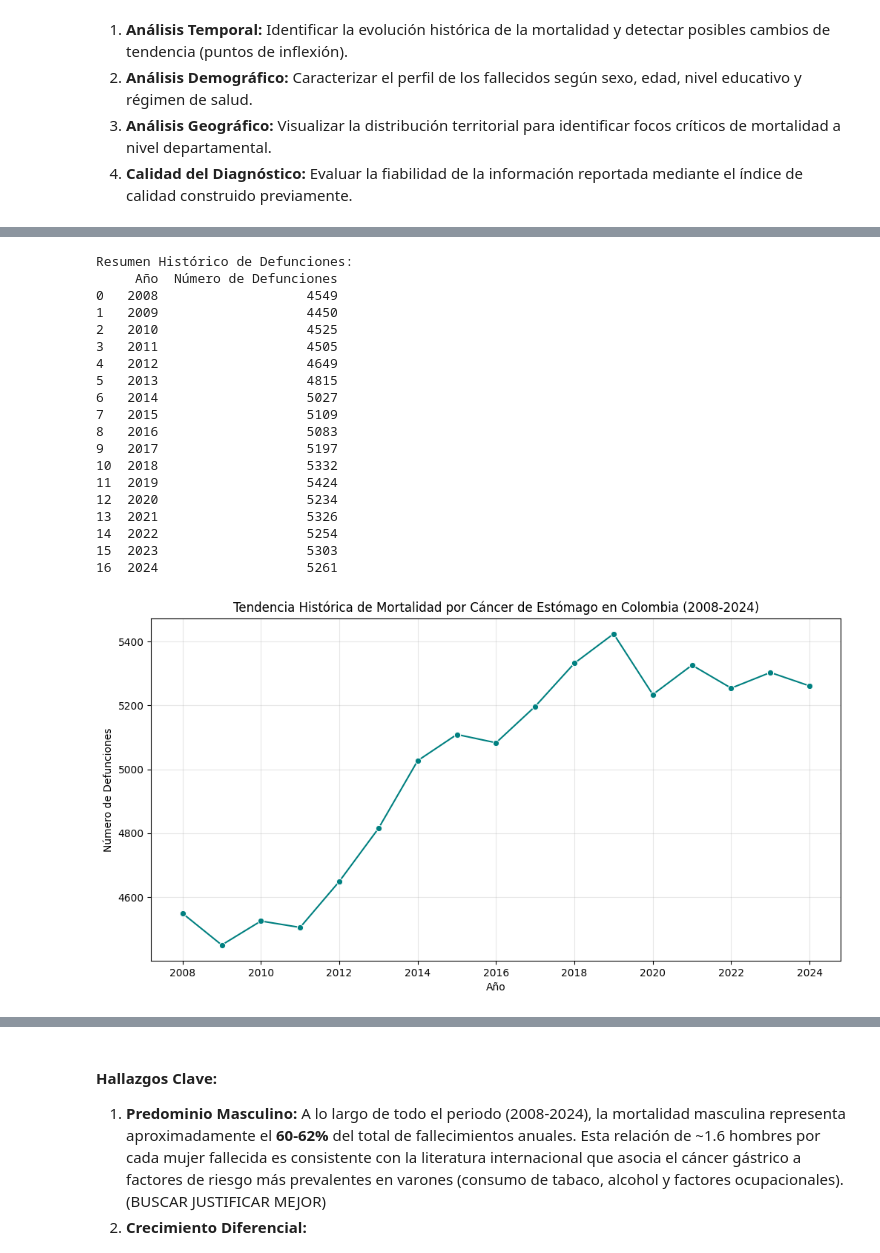
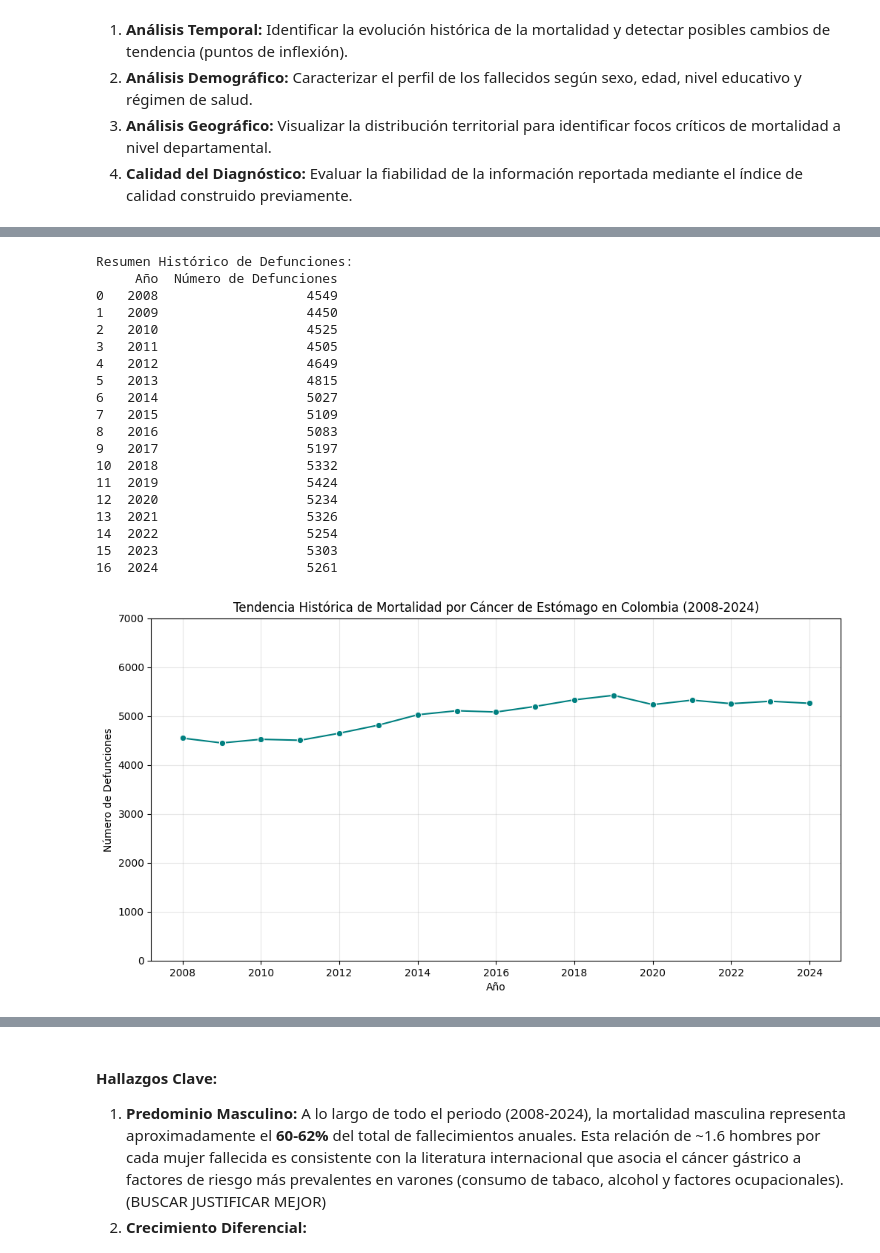
Before and after one commit to LasciaStare/Seminario, a Jupyter notebook: 2_EDA.ipynb, the cells around one changed output, grey strips where cells are left out. Saved outputs shown, nothing was run; the diff lists cells and outputs as text; code cells hidden in the pictures.

```diff
--- a/2_EDA.ipynb
+++ b/2_EDA.ipynb
@@ -62,34 +62,35 @@ tabla_anual.columns = ['Año', 'Número de Defunciones']
 
 print("Resumen Histórico de Defunciones:")
 print(tabla_anual)
 
 # 2. Visualización rápida de la tendencia
 plt.figure(figsize=(12, 6))
 sns.lineplot(data=tabla_anual, x='Año', y='Número de Defunciones', marker='o', color='teal')
 plt.title('Tendencia Histórica de Mortalidad por Cáncer de Estómago en Colombia (2008-2024)')
 plt.grid(True, alpha=0.3)
+plt.ylim(0, 7000)
 plt.show()
 # %% [output]
 Resumen Histórico de Defunciones:
      Año  Número de Defunciones
 0   2008                   4549
 1   2009                   4450
 2   2010                   4525
 3   2011                   4505
 4   2012                   4649
 5   2013                   4815
 6   2014                   5027
 7   2015                   5109
 8   2016                   5083
 9   2017                   5197
 10  2018                   5332
 11  2019                   5424
 12  2020                   5234
 13  2021                   5326
 14  2022                   5254
 15  2023                   5303
 16  2024                   5261
-[figure, old version]
+[figure, new version]
 # %%
 # 1. Agrupación por Año y Sexo
 tendencia_sexo = df.groupby(['Anio_Defuncion', 'Sexo']).size().reset_index(name='Total')
```
Also changed, not shown: parts of 4 cells of this notebook, 1 other file.
